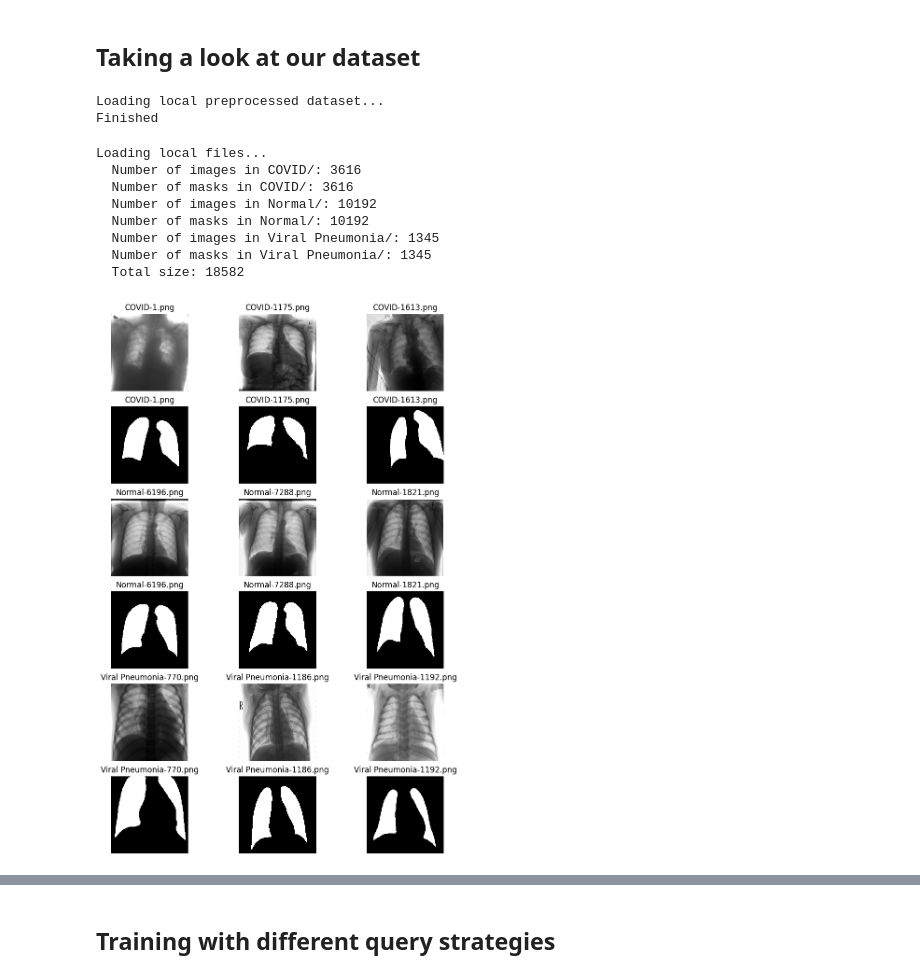
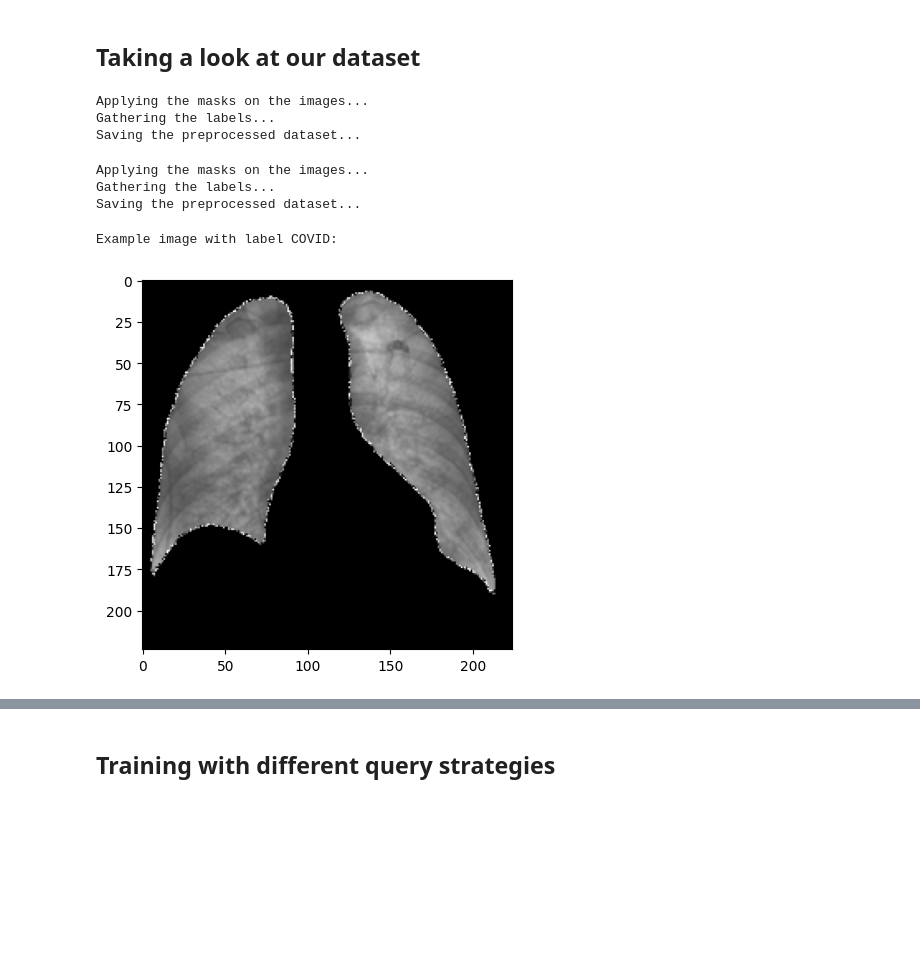
Before and after one commit to QuintenVervynck/Active-Machine-Learning-Lung-Scans, a Jupyter notebook: notebooks/00_testbook.ipynb, the cells around one changed output, grey strips where cells are left out. Saved outputs shown, nothing was run; the diff lists cells and outputs as text; code cells hidden in the pictures; blank space fills up the shorter version.

```diff
--- a/notebooks/00_testbook.ipynb
+++ b/notebooks/00_testbook.ipynb
@@ -4,19 +5,21 @@
 from lib.dataset import Dataset
+# %%
+initialize_dataset()
+# %% [output]
+Applying the masks on the images...
+Gathering the labels...
+Saving the preprocessed dataset...
+# %%
+enhance_dataset()
+# %% [output]
+Applying the masks on the images...
+Gathering the labels...
+Saving the preprocessed dataset...
 # %%
 # the dataset
-dataset = Dataset()
+ds1 = Dataset(path="dataset")
+ds1.load_local()
+ds1.show_image(503)
 # %% [output]
-Loading local preprocessed dataset...
-Finished
+Example image with label COVID:
+[figure, added]
-# %%
-dataset.show_unprocessed_examples()
-# %% [output]
-Loading local files...
-  Number of images in COVID/: 3616
-  Number of masks in COVID/: 3616
-  Number of images in Normal/: 10192
-  Number of masks in Normal/: 10192
-  Number of images in Viral Pneumonia/: 1345
-  Number of masks in Viral Pneumonia/: 1345
-  Total size: 18582
-[figure, removed]
```
Also changed, not shown: parts of 10 cells of this notebook, 2 other files.
